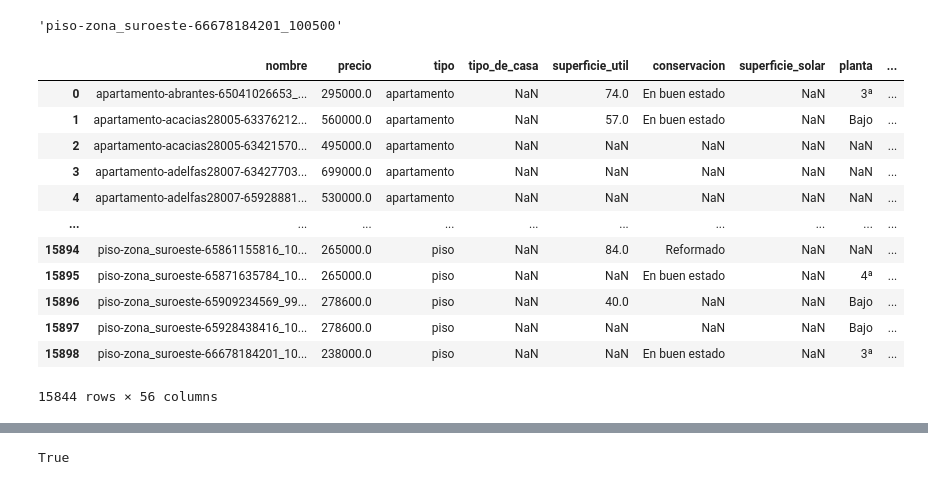
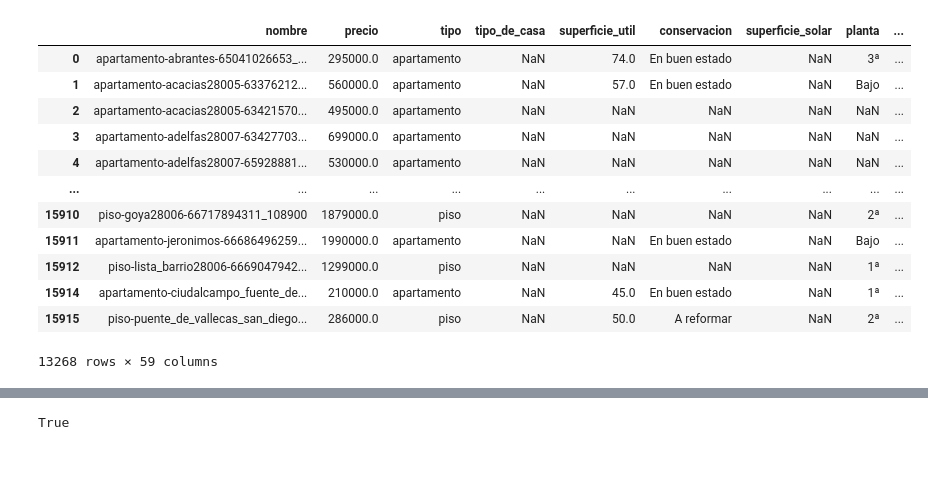
Before and after one commit to LucasDR140603/Proyecto-Pisos, a Jupyter notebook: modelo.ipynb, the cells around one changed output, grey strips where cells are left out. Saved outputs shown, nothing was run; the diff lists cells and outputs as text; code cells hidden in the pictures.

```diff
--- a/modelo.ipynb
+++ b/modelo.ipynb
@@ -127,11 +0,0 @@ print(len(htmls_nuevos))
-# %%
-async def sacar_detalles(html:str)->bs4.Tag:
-    parseado=bs4.BeautifulSoup(html,'html.parser')
-    return cast(bs4.Tag,parseado.find(class_='details__col-right'))
-async def sacar_detalles_htmls(htmls:list[str])->list[bs4.Tag]:
-    tareas:list[Coroutine[Any,Any,bs4.Tag]]=[sacar_detalles(html) for html in htmls]
-    return await asyncio.gather(*tareas)
-details_json:list[dict[str,Any]]=await sacar_jsons(await sacar_detalles_htmls(htmls_nuevos))
-df_crudo=pd.concat([df_crudo,pd.DataFrame(details_json)],ignore_index=True)
-# %% [output]
-'piso-zona_suroeste-66678184201_100500'
@@ -140,23 +0,0 @@ df_crudo=pd.concat([df_crudo,pd.DataFrame(details_json)],ignore_index=True)
-# %%
-df:pd.DataFrame=pd.read_csv('./datos_crudos.csv').dropna(subset=['precio'])
-df=df.assign(
-    localidad=df['nombre'].map(lambda x:str(x).split('-')[1]),
-    localidad_sin_numero=df['nombre'].map(lambda x:re.sub("\\d",'',str(x).split('-')[1])),
-    cp=df['nombre'].map(lambda x:re.sub("[^0-9]",'',str(x).split('-')[1])).map(lambda x:x if len(str(x))==5 else np.nan),
-    descripcion=df['descripcion'].map(lambda x:" ".join(str(x).replace('\n','. ').split()))
-)
-df
-# %% [output]
-|  | nombre | precio | tipo | tipo_de_casa | superficie_util | conservacion | superficie_solar | planta | ... |
-| 0 | apartamento-abrantes-65041026653_... | 295000.0 | apartamento | NaN | 74.0 | En buen estado | NaN | 3ª | ... |
-| 1 | apartamento-acacias28005-63376212... | 560000.0 | apartamento | NaN | 57.0 | En buen estado | NaN | Bajo | ... |
-| 2 | apartamento-acacias28005-63421570... | 495000.0 | apartamento | NaN | NaN | NaN | NaN | NaN | ... |
-| 3 | apartamento-adelfas28007-63427703... | 699000.0 | apartamento | NaN | NaN | NaN | NaN | NaN | ... |
-| 4 | apartamento-adelfas28007-65928881... | 530000.0 | apartamento | NaN | NaN | NaN | NaN | NaN | ... |
-| ... | ... | ... | ... | ... | ... | ... | ... | ... | ... |
-| 15894 | piso-zona_suroeste-65861155816_10... | 265000.0 | piso | NaN | 84.0 | Reformado | NaN | NaN | ... |
-| 15895 | piso-zona_suroeste-65871635784_10... | 265000.0 | piso | NaN | NaN | En buen estado | NaN | 4ª | ... |
-| 15896 | piso-zona_suroeste-65909234569_99... | 278600.0 | piso | NaN | 40.0 | NaN | NaN | Bajo | ... |
-| 15897 | piso-zona_suroeste-65928438416_10... | 278600.0 | piso | NaN | NaN | NaN | NaN | Bajo | ... |
-| 15898 | piso-zona_suroeste-66678184201_10... | 238000.0 | piso | NaN | NaN | En buen estado | NaN | 3ª | ... |
-15844 rows × 56 columns
@@ -162,0 +21,42 @@ df
+# %%
+session=boto3.Session()
+s3:client.BaseClient=session.client('s3')
+df:pd.DataFrame=pd.read_csv(io.BytesIO(s3.get_object(Bucket='dataframes-487825334013-eu-north-1-an',Key='datos_crudos.csv')['Body'].read()))
+df_crudo=df.assign(
+    descripcion=df['descripcion'].map(lambda x:' '.join(str(x).replace('\n','. ').split())),
+)
+df_crudo_notnanprecio=df_crudo.dropna(subset=['precio'])
+df=df_crudo_notnanprecio.assign(
+    localidad=df_crudo_notnanprecio['nombre'].map(lambda x:re.sub('\\d','',str(x).split('-')[1])),
+    cp=df_crudo_notnanprecio['nombre'].map(lambda x:re.sub('[^0-9]','',str(x).split('-')[1])).map(lambda x:x if len(str(x))==5 else np.nan),
+    habitaciones=np.where(
+        ((df_crudo_notnanprecio['tipo']=='estudio') & (df_crudo_notnanprecio['habitaciones'].isna())),1,df_crudo_notnanprecio['habitaciones']
+    ),
+    n_planta=np.where(
+        df_crudo_notnanprecio['tipo'].isin(['casa','casa_adosada','chalet','finca_rustica']),
+        0,
+        np.where(
+            (~df_crudo_notnanprecio.fillna('nan')['planta'].isna()),df_crudo_notnanprecio['planta'].map(lambda x:-1 if x=='Sótano' else -0.5 if x=='Semisótano' else 0 if x=='Bajo' else 0.5 if x=='Entresuelo' else 1 if x=='Principal' else 21 if x=='Más de 20' else float(str(x).replace('ª',''))),np.nan
+        )
+    ),
+    terraza=np.where(((df_crudo_notnanprecio['tipo'].str.contains('chalet'))) & (df_crudo_notnanprecio['terraza'].isna()),True,df_crudo_notnanprecio['terraza']),
+    cocina_equipada=np.where((df_crudo_notnanprecio['cocina_equipada'].isna()) & (df_crudo_notnanprecio['precio']>200000),'True',df_crudo_notnanprecio['cocina_equipada']),
+    tiene_cocina=(~df_crudo_notnanprecio['cocina_equipada'].isna()) | (df_crudo_notnanprecio['precio']>200000),
+    gastos_de_comunidad=df_crudo_notnanprecio['gastos_de_comunidad'].fillna('0').map(lambda x:str(x).lower().replace('€','').strip().replace('  ',' ')).map(lambda x:'0' if x in ['sin comunidad','no tiene gastos de comunidad','sin gastos de comunidad','no hay gastos de comunidad xpublicidad en edificio'] else x),
+)
+df_reducido:pd.DataFrame=df[((df['superficie_construida'].between(16,348.5)) | (df['superficie_construida'].isna())) & ((df['superficie_util'].between(16,294.5)) | (df['superficie_util'].isna())) & ((df['banhos'].between(0,6)) | (df['banhos'].isna())) & (df['precio'].between(500,3000000)) & ((df['habitaciones'].between(1,7)) | (df['habitaciones'].isna())) & ((df['superficie_solar'].between(15,4679.875)) | (df['superficie_solar'].isna())) & ((df['precio_superficie'].between(10,13555.5)) | (df['precio_superficie'].isna())) & ((df['consumo'].between(0,471)) | (df['consumo'].isna())) & ((df['emisiones'].between(0,112)) | (df['emisiones'].isna())) & ~((df['conservacion']=='A reformar') & (df['precio']>1246500.0)) & ~((df['conservacion'].isin(['En buen estado'])) & (df['precio']<50000)) & ~((df['conservacion'].isin(['A estrenar','Reformado'])) & (df['precio']<100000)) & ~((df['tipo']=='estudio') & (df['habitaciones']>1))]
+df_reducido
+# %% [output]
+|  | nombre | precio | tipo | tipo_de_casa | superficie_util | conservacion | superficie_solar | planta | ... |
+| 0 | apartamento-abrantes-65041026653_... | 295000.0 | apartamento | NaN | 74.0 | En buen estado | NaN | 3ª | ... |
+| 1 | apartamento-acacias28005-63376212... | 560000.0 | apartamento | NaN | 57.0 | En buen estado | NaN | Bajo | ... |
+| 2 | apartamento-acacias28005-63421570... | 495000.0 | apartamento | NaN | NaN | NaN | NaN | NaN | ... |
+| 3 | apartamento-adelfas28007-63427703... | 699000.0 | apartamento | NaN | NaN | NaN | NaN | NaN | ... |
+| 4 | apartamento-adelfas28007-65928881... | 530000.0 | apartamento | NaN | NaN | NaN | NaN | NaN | ... |
+| ... | ... | ... | ... | ... | ... | ... | ... | ... | ... |
+| 15910 | piso-goya28006-66717894311_108900 | 1879000.0 | piso | NaN | NaN | NaN | NaN | 2ª | ... |
+| 15911 | apartamento-jeronimos-66686496259... | 1990000.0 | apartamento | NaN | NaN | En buen estado | NaN | Bajo | ... |
+| 15912 | piso-lista_barrio28006-6669047942... | 1299000.0 | piso | NaN | NaN | NaN | NaN | 1ª | ... |
+| 15914 | apartamento-ciudalcampo_fuente_de... | 210000.0 | apartamento | NaN | 45.0 | En buen estado | NaN | 1ª | ... |
+| 15915 | piso-puente_de_vallecas_san_diego... | 286000.0 | piso | NaN | 50.0 | A reformar | NaN | 2ª | ... |
+13268 rows × 59 columns
```
Also changed, not shown: parts of 33 cells of this notebook, 8 other files.
